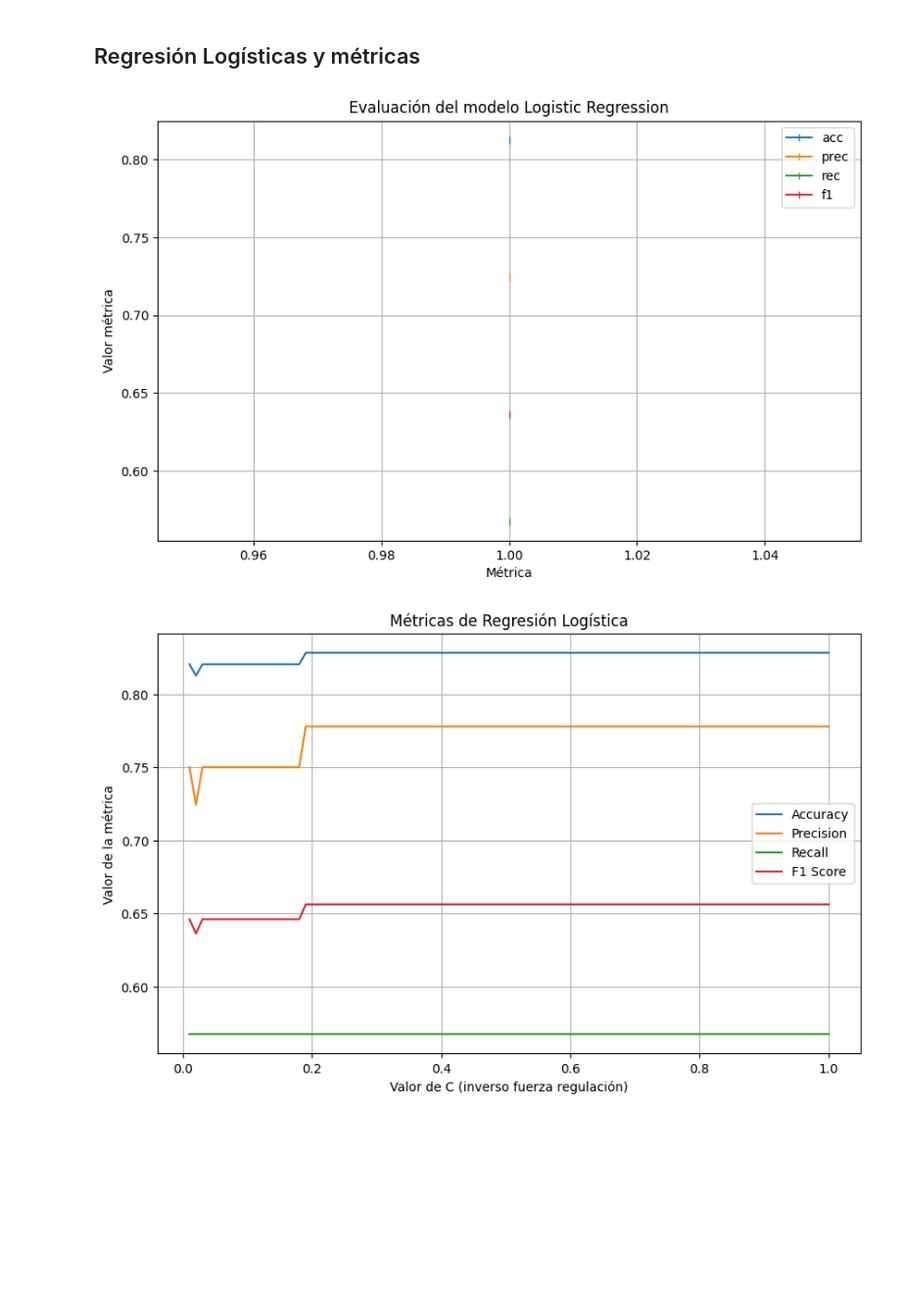
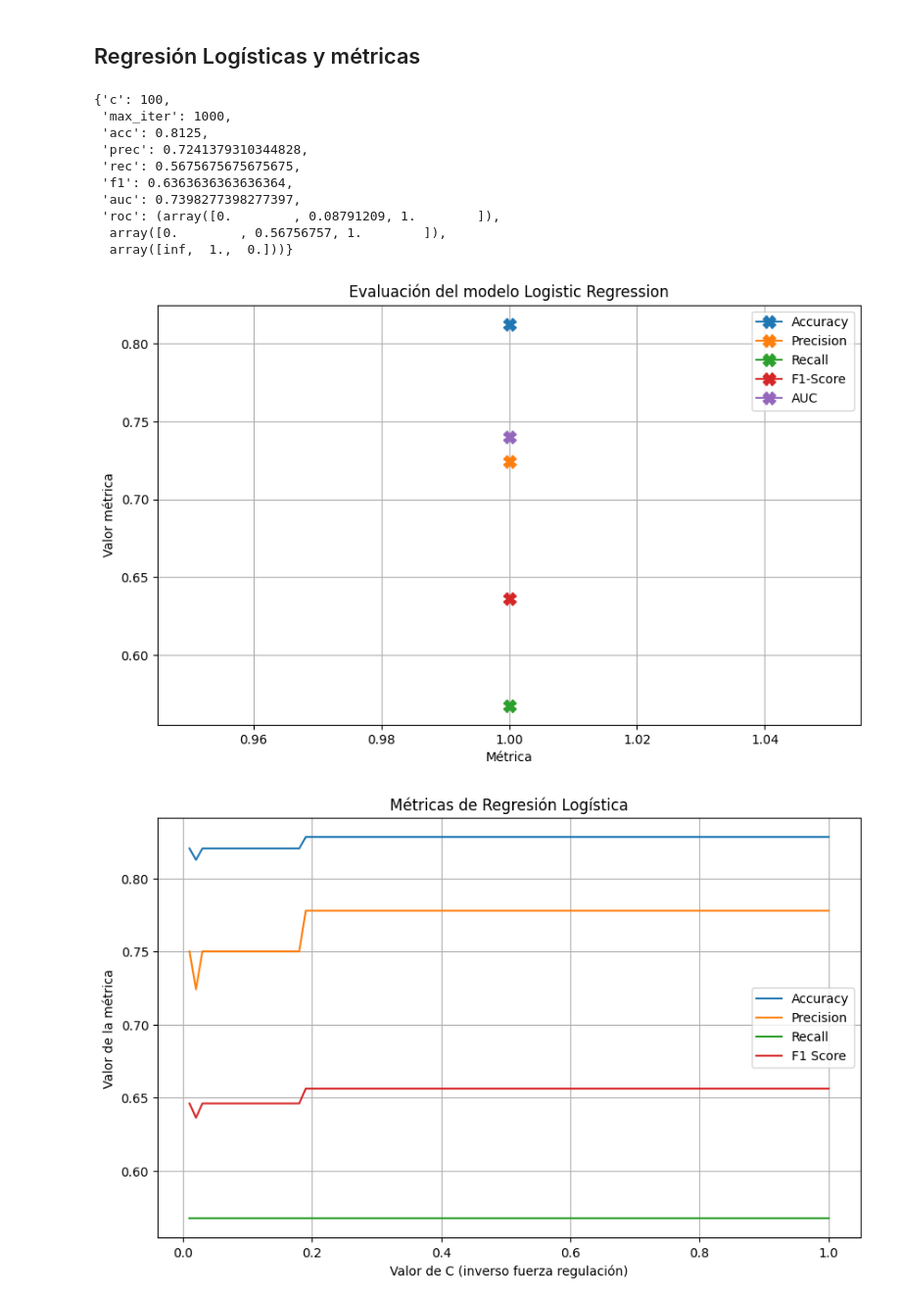
Before and after one commit to RavenInDisguise/ProyectoI_IA, a Jupyter notebook: proyecto_1.ipynb, the cells around one changed output. Shown at 98% size. Saved outputs shown, nothing was run; the diff lists cells and outputs as text; code cells hidden in the pictures; blank space fills up the shorter version.

```diff
--- a/proyecto_1.ipynb
+++ b/proyecto_1.ipynb
@@ -532,40 +532,51 @@ lr_model.fit(x_train, y_train)
 
 # Predicción y evaluación
 lr_pred = lr_model.predict(x_test)
 lr_acc = accuracy_score(y_test, lr_pred)
 lr_prec = precision_score(y_test, lr_pred)
 lr_rec = recall_score(y_test, lr_pred)
 lr_f1 = f1_score(y_test, lr_pred)
 lr_roc = roc_curve(y_test, lr_pred)
 lr_auc = roc_auc_score(y_test, lr_pred)
 
 lr_performance = {'c': lr_c, 'max_iter': lr_max_iter, 'acc': lr_acc, 'prec': lr_prec, 'rec': lr_rec, 'f1': lr_f1, 'auc': lr_auc, 'roc': lr_roc}
 
-#display(lr_performance)
+display(lr_performance)
 
 # Histograma con las evaluaciones
 
 plot_data = {
-    'acc': [lr_acc],
-    'prec': [lr_prec],
-    'rec': [lr_rec],
-    'f1': [lr_f1]
+    'Accuracy': [lr_acc],
+    'Precision': [lr_prec],
+    'Recall': [lr_rec],
+    'F1-Score': [lr_f1],
+    'AUC': [lr_auc]
 }
 plot_df = pd.DataFrame(plot_data)
 
 fig, ax = plt.subplots(figsize=(10,6))
 
 for col in plot_df.columns:
-    ax.plot([1], plot_df[col], marker='|', label=col)
+    ax.plot([1], plot_df[col], marker='X', label=col, ms=10.0)
 
 ax.set_title('Evaluación del modelo Logistic Regression')
 ax.set_xlabel('Métrica')
 ax.set_ylabel('Valor métrica')
 ax.legend()
 plt.grid(True)
 plt.show()
 # %% [output]
+{'c': 100,
+ 'max_iter': 1000,
+ 'acc': 0.8125,
+ 'prec': 0.7241379310344828,
+ 'rec': 0.5675675675675675,
+ 'f1': 0.6363636363636364,
+ 'auc': 0.7398277398277397,
+ 'roc': (array([0.        , 0.08791209, 1.        ]),
+  array([0.        , 0.56756757, 1.        ]),
+  array([inf,  1.,  0.]))}
-[figure, old version]
+[figure, new version]
 # %%
 # Cambiar periódicamente el valor C para ver si afecta el desempeño
 
```
Also changed, not shown: parts of 2 cells of this notebook.
